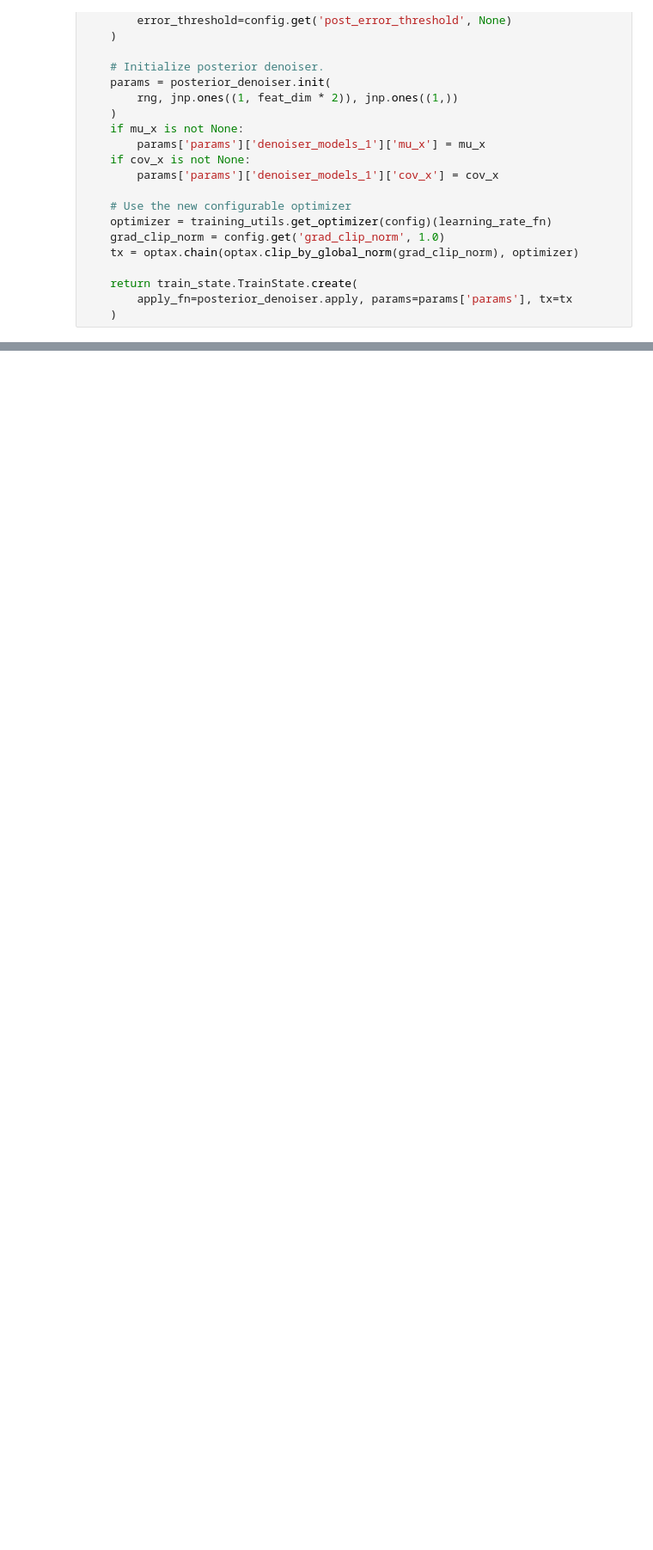
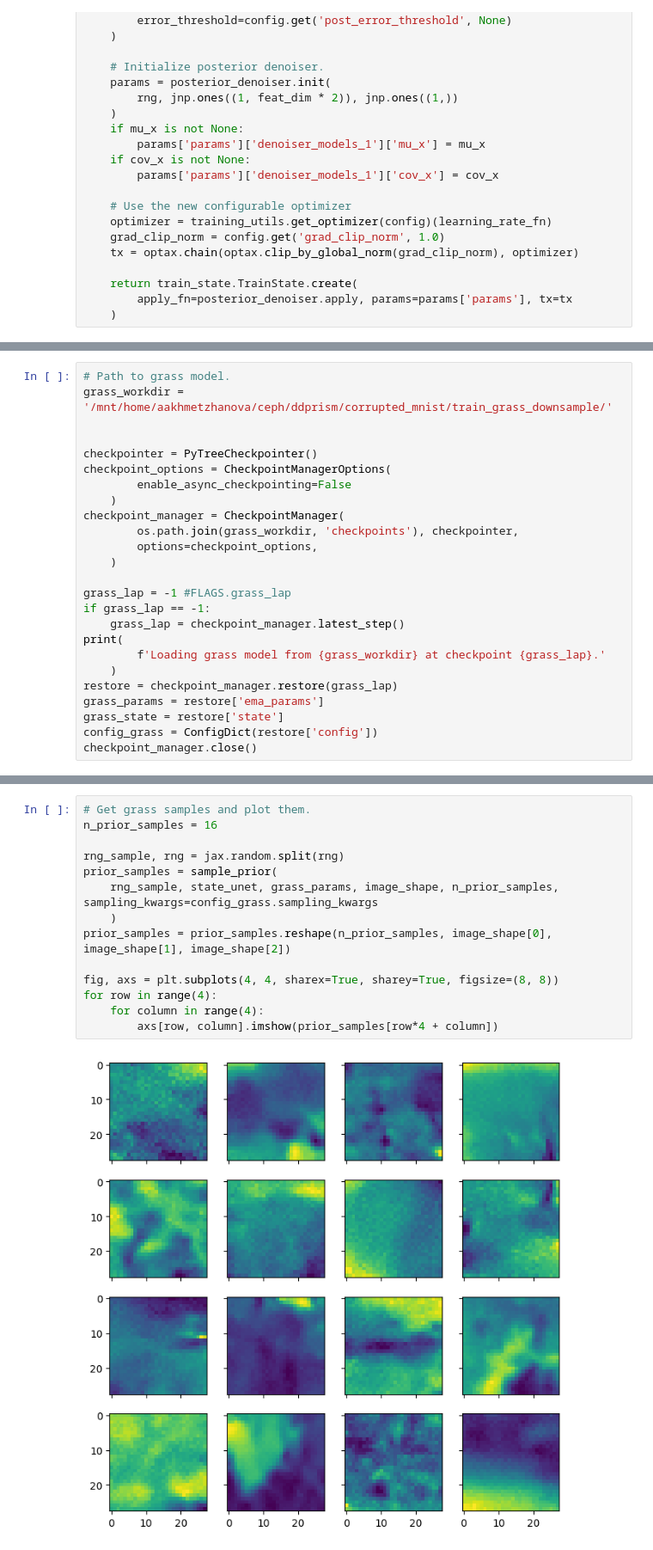
Before and after one commit to swagnercarena/ddprism, a Jupyter notebook: ddprism/corrupted_mnist/draw_prior_samples.ipynb, the cells around one changed output, grey strips where cells are left out. Shown at 86% size. Drawn from its saved outputs; the diff is of its cells as text; blank space fills up the shorter version.

```diff
--- a/ddprism/corrupted_mnist/draw_prior_samples.ipynb
+++ b/ddprism/corrupted_mnist/draw_prior_samples.ipynb
@@ -169,0 +186,25 @@ for row in range(4):
+# %%
+# Path to grass model.
+grass_workdir = '/mnt/home/aakhmetzhanova/ceph/ddprism/corrupted_mnist/train_grass_downsample/'
+
+
+checkpointer = PyTreeCheckpointer()
+checkpoint_options = CheckpointManagerOptions(
+        enable_async_checkpointing=False
+    )
+checkpoint_manager = CheckpointManager(
+        os.path.join(grass_workdir, 'checkpoints'), checkpointer,
+        options=checkpoint_options,
+    )
+
+grass_lap = -1 #FLAGS.grass_lap
+if grass_lap == -1:
+    grass_lap = checkpoint_manager.latest_step()
+print(
+        f'Loading grass model from {grass_workdir} at checkpoint {grass_lap}.'
+    )
+restore = checkpoint_manager.restore(grass_lap)
+grass_params = restore['ema_params']
+grass_state = restore['state']
+config_grass = ConfigDict(restore['config'])
+checkpoint_manager.close()
@@ -169,0 +214,16 @@ for row in range(4):
+# %%
+# Get grass samples and plot them.
+n_prior_samples = 16
+
+rng_sample, rng = jax.random.split(rng)
+prior_samples = sample_prior(
+    rng_sample, state_unet, grass_params, image_shape, n_prior_samples, sampling_kwargs=config_grass.sampling_kwargs
+    )
+prior_samples = prior_samples.reshape(n_prior_samples, image_shape[0], image_shape[1], image_shape[2])
+
+fig, axs = plt.subplots(4, 4, sharex=True, sharey=True, figsize=(8, 8))
+for row in range(4):
+    for column in range(4):
+        axs[row, column].imshow(prior_samples[row*4 + column])
+# %% [output]
+[figure, added]
```
Also changed, not shown: parts of 16 cells of this notebook.
